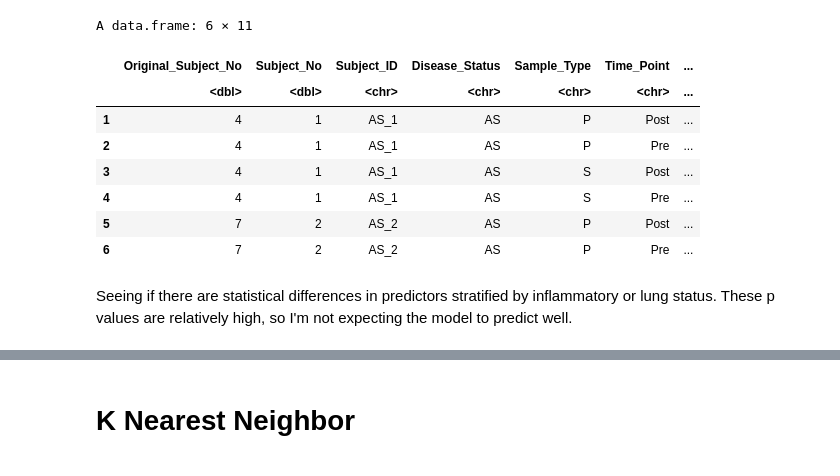
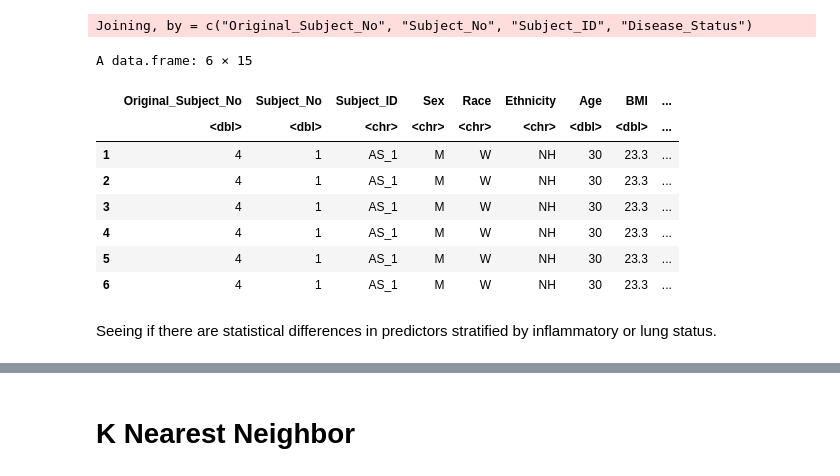
Before and after one commit to UNC-CEMALB/Ozone-exposure-is-associated-with-alterations-in-lung-and-systemic-sterol-profiles-in-healthy-and-as, a Jupyter notebook: Ozone Responder Prediction.ipynb, the cells around one changed output, grey strips where cells are left out. Saved outputs shown, nothing was run; the diff lists cells and outputs as text; code cells hidden in the pictures.

```diff
--- a/Ozone Responder Prediction.ipynb
+++ b/Ozone Responder Prediction.ipynb
@@ -1,7 +1,7 @@
 # %%
 setwd('/Users/alexis/University of North Carolina at Chapel Hill/Rager, Julia - CEMALB_DataAnalysisPM/Projects/P1003. Ozone Sterols Healthy Asthma/P1003.2. Original Data')
-Output = ('/Users/alexis/University of North Carolina at Chapel Hill/Rager, Julia - CEMALB_DataAnalysisPM/Projects/P1003. Ozone Sterols Healthy Asthma/P1003.3. Analyses/P1003.3.1. Disease Status Prediction/Output')
-cur_date = "011822"
+Output = ('/Users/alexis/University of North Carolina at Chapel Hill/Rager, Julia - CEMALB_DataAnalysisPM/Projects/P1003. Ozone Sterols Healthy Asthma/P1003.3. Analyses/P1003.3.2. Ozone Responder Prediction/Output')
+cur_date = "011922"
 
 library(readxl)
 library(tidyverse)
@@ -12,7 +12,8 @@ library(Hmisc)
 library(glmnet)
 
 #reading in file
-ozone_data = data.frame(read_excel("Ozone_Sterol_Asthma_data_011821.xlsx", sheet = 2)) %>%
+ozone_data = data.frame(read_excel("Ozone_Sterol_Asthma_data_011822.xlsx", sheet = 2)) %>%
     mutate(Value = ifelse(Value == "NA", NA, as.numeric(Value)))
 #SHOULD MISSING DATA BE NAS OR ZEROS???
+demographics_data = data.frame(read_excel("SubjectInfo_011822.xlsx", sheet = 2))
 # %% [output]
@@ -21,16 +39,22 @@ Warning message in ifelse(Value == "NA", NA, as.numeric(Value)):
 # %%
-head(ozone_data)
+plasma_baseline_ozone_data = full_join(demographics_data, ozone_data) %>%
+    #only interested in plasma soluble mediators (cytokines/sterols) at baseline
+    filter(Sample_Type == "P" & Time_Point == "Pre") %>%
+    filter(Category == "Cytokine" | Category == "Sterol") %>%
+    select(-Sample_Type, -Time_Point)
+head(plasma_baseline_ozone_data)
 # %% [output]
-A data.frame: 6 × 11
+Joining, by = c("Original_Subject_No", "Subject_No", "Subject_ID", "Disease_Status")
+A data.frame: 6 × 15
-|  | Original_Subject_No | Subject_No | Subject_ID | Disease_Status | Sample_Type | Time_Point | ... |
-|  | <dbl> | <dbl> | <chr> | <chr> | <chr> | <chr> | ... |
-| 1 | 4 | 1 | AS_1 | AS | P | Post | ... |
-| 2 | 4 | 1 | AS_1 | AS | P | Pre | ... |
-| 3 | 4 | 1 | AS_1 | AS | S | Post | ... |
-| 4 | 4 | 1 | AS_1 | AS | S | Pre | ... |
-| 5 | 7 | 2 | AS_2 | AS | P | Post | ... |
-| 6 | 7 | 2 | AS_2 | AS | P | Pre | ... |
+|  | Original_Subject_No | Subject_No | Subject_ID | Sex | Race | Ethnicity | Age | BMI | ... |
+|  | <dbl> | <dbl> | <chr> | <chr> | <chr> | <chr> | <dbl> | <dbl> | ... |
+| 1 | 4 | 1 | AS_1 | M | W | NH | 30 | 23.3 | ... |
+| 2 | 4 | 1 | AS_1 | M | W | NH | 30 | 23.3 | ... |
+| 3 | 4 | 1 | AS_1 | M | W | NH | 30 | 23.3 | ... |
+| 4 | 4 | 1 | AS_1 | M | W | NH | 30 | 23.3 | ... |
+| 5 | 4 | 1 | AS_1 | M | W | NH | 30 | 23.3 | ... |
+| 6 | 4 | 1 | AS_1 | M | W | NH | 30 | 23.3 | ... |
 # %% [markdown]
-Seeing if there are statistical differences in predictors stratified by inflammatory or lung status. These p values are relatively high, so I'm not expecting the model to predict well.
+Seeing if there are statistical differences in predictors stratified by inflammatory or lung status.
 # %%
 #first pivoting wider to make the tbl_summary function work
```
Also changed, not shown: parts of 8 cells of this notebook.
